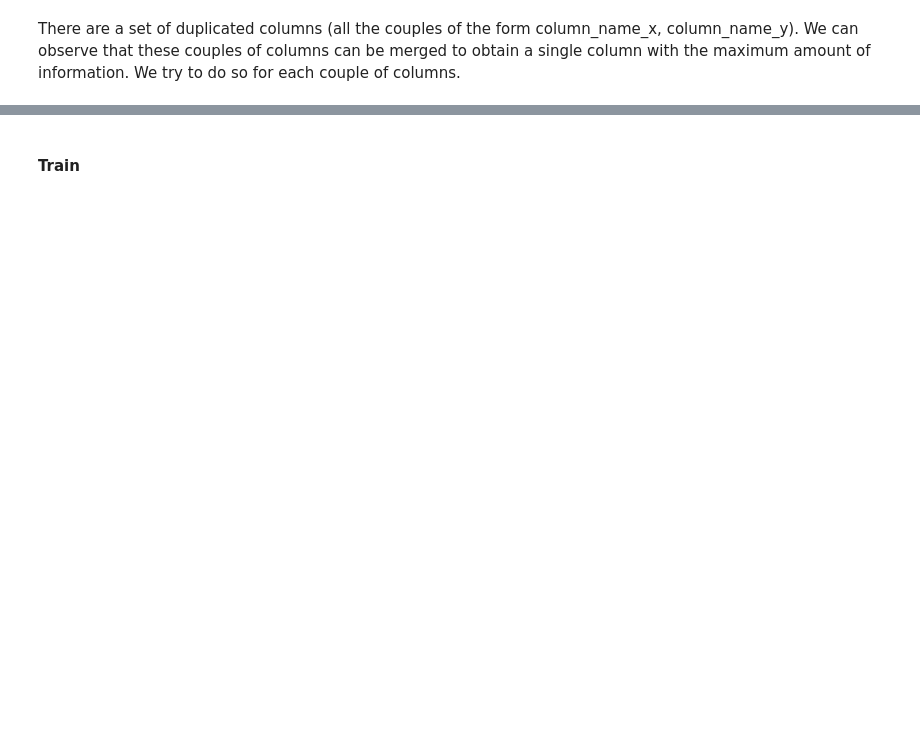
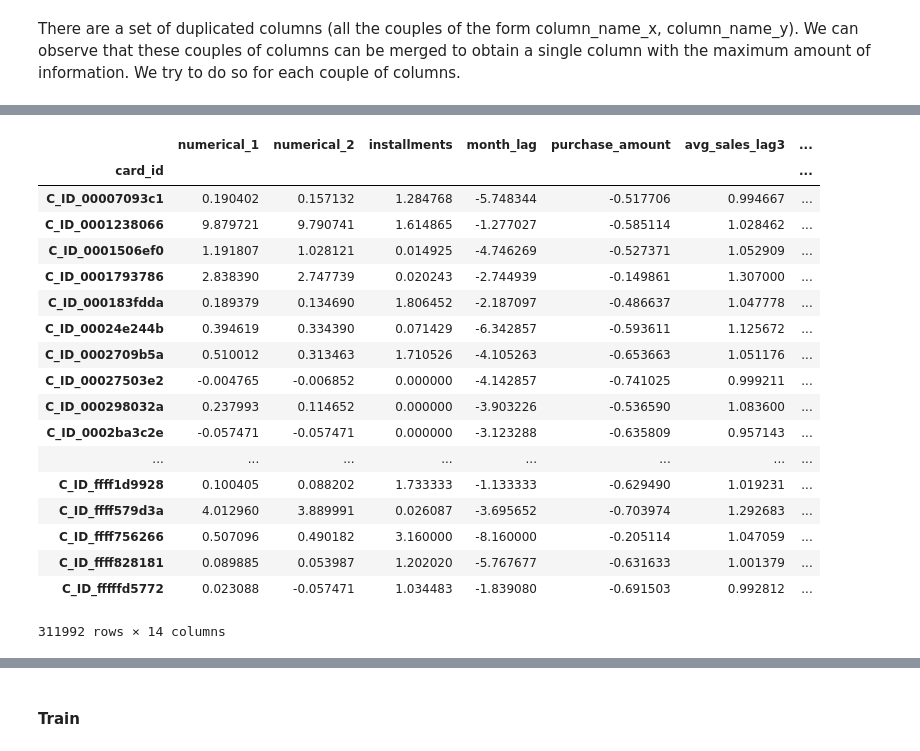
Before and after one commit to TacchinoLeso/ELO, a Jupyter notebook: (2)Dataframes_merging_small.ipynb, the cells around one changed output, grey strips where cells are left out. Saved outputs shown, nothing was run; the diff lists cells and outputs as text; code cells hidden in the pictures; blank space fills up the shorter version.

```diff
--- a/(2)Dataframes_merging_small.ipynb
+++ b/(2)Dataframes_merging_small.ipynb
@@ -186,2 +190,5 @@ transactions_df.columns
 # %%
 #new_transactions_df = replace_mean_mode(transactions_df, num_features, cat_features)
+# %%
+gdf = transactions_df.groupby("card_id")
+gdf_num = gdf[num_features].apply(lambda x : np.mean(x))
@@ -203,0 +288,24 @@ NameError: name 'new_transactions_df' is not defined
+# %%
+gdf_num.dropna(axis=0, how='any', inplace = True)
+# %%
+gdf_num
+# %% [output]
+|  | numerical_1 | numerical_2 | installments | month_lag | purchase_amount | avg_sales_lag3 | ... |
+| card_id |  |  |  |  |  |  | ... |
+| C_ID_00007093c1 | 0.190402 | 0.157132 | 1.284768 | -5.748344 | -0.517706 | 0.994667 | ... |
+| C_ID_0001238066 | 9.879721 | 9.790741 | 1.614865 | -1.277027 | -0.585114 | 1.028462 | ... |
+| C_ID_0001506ef0 | 1.191807 | 1.028121 | 0.014925 | -4.746269 | -0.527371 | 1.052909 | ... |
+| C_ID_0001793786 | 2.838390 | 2.747739 | 0.020243 | -2.744939 | -0.149861 | 1.307000 | ... |
+| C_ID_000183fdda | 0.189379 | 0.134690 | 1.806452 | -2.187097 | -0.486637 | 1.047778 | ... |
+| C_ID_00024e244b | 0.394619 | 0.334390 | 0.071429 | -6.342857 | -0.593611 | 1.125672 | ... |
+| C_ID_0002709b5a | 0.510012 | 0.313463 | 1.710526 | -4.105263 | -0.653663 | 1.051176 | ... |
+| C_ID_00027503e2 | -0.004765 | -0.006852 | 0.000000 | -4.142857 | -0.741025 | 0.999211 | ... |
+| C_ID_000298032a | 0.237993 | 0.114652 | 0.000000 | -3.903226 | -0.536590 | 1.083600 | ... |
+| C_ID_0002ba3c2e | -0.057471 | -0.057471 | 0.000000 | -3.123288 | -0.635809 | 0.957143 | ... |
+| ... | ... | ... | ... | ... | ... | ... | ... |
+| C_ID_ffff1d9928 | 0.100405 | 0.088202 | 1.733333 | -1.133333 | -0.629490 | 1.019231 | ... |
+| C_ID_ffff579d3a | 4.012960 | 3.889991 | 0.026087 | -3.695652 | -0.703974 | 1.292683 | ... |
+| C_ID_ffff756266 | 0.507096 | 0.490182 | 3.160000 | -8.160000 | -0.205114 | 1.047059 | ... |
+| C_ID_ffff828181 | 0.089885 | 0.053987 | 1.202020 | -5.767677 | -0.631633 | 1.001379 | ... |
+| C_ID_fffffd5772 | 0.023088 | -0.057471 | 1.034483 | -1.839080 | -0.691503 | 0.992812 | ... |
+311992 rows × 14 columns
```
Also changed, not shown: parts of 34 cells of this notebook, 4 other files.
